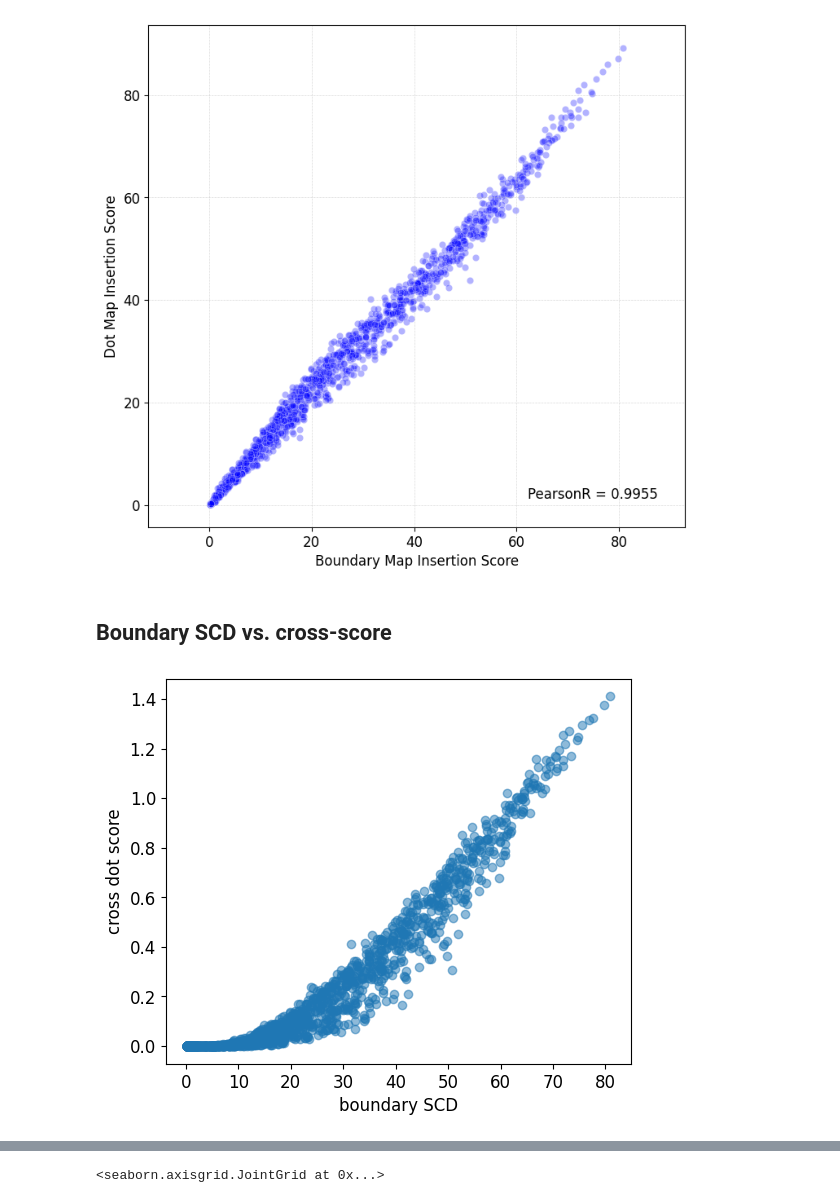
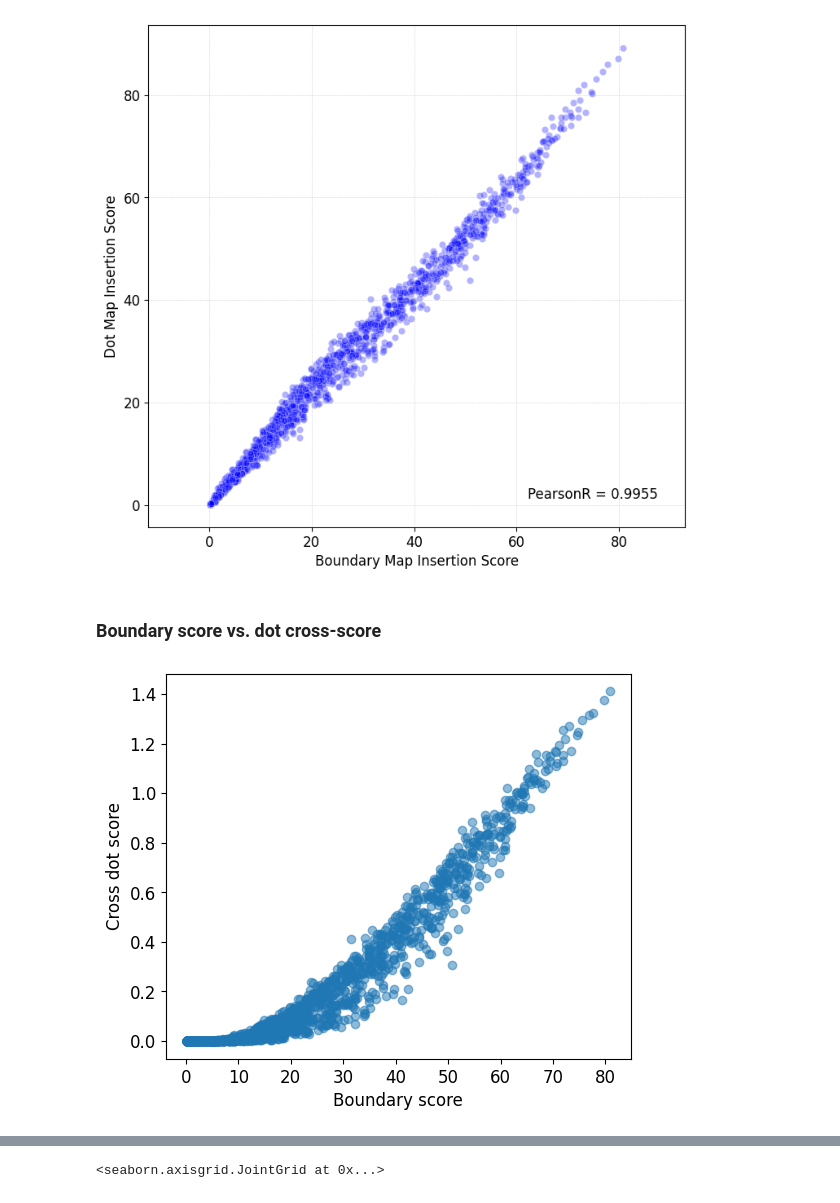
Before and after one commit to Fudenberg-Research-Group/akitaV2-analyses, a Jupyter notebook: experiments/virtual_insertion_dots_vs_boundaries/analysis/boundary_windows_analysis.ipynb, the cells around one changed output, grey strips where cells are left out. Saved outputs shown, nothing was run; the diff lists cells and outputs as text; code cells hidden in the pictures.

```diff
--- a/experiments/virtual_insertion_dots_vs_boundaries/analysis/boundary_windows_analysis.ipynb
+++ b/experiments/virtual_insertion_dots_vs_boundaries/analysis/boundary_windows_analysis.ipynb
@@ -62,18 +55,16 @@ plt.text(0.95, 0.05, f'PearsonR = {rounded_pearson_corr}', horizontalalignment='
 Text(0.95, 0.05, 'PearsonR = 0.9955')
 [figure]
 # %% [markdown]
-## Boundary SCD vs. cross-score
+### Boundary score vs. dot cross-score
 # %%
 fig, ax = plt.subplots(figsize=(6, 5))
 
 scatter = ax.scatter(df["SCD_B"], df["cross-score"], alpha=0.5)
 
-ax.set_xlabel("boundary SCD")
-ax.set_ylabel("cross dot score")
-
-# plt.savefig("./plots/boundarySCD_vs_cross-score.png", bbox_inches="tight")
+ax.set_xlabel("Boundary score")
+ax.set_ylabel("Cross dot score")
 
 plt.show()
 # %% [output]
-[figure, old version]
+[figure, new version]
 # %% [markdown]
```
Also changed, not shown: parts of 18 cells of this notebook, 10 other files.
